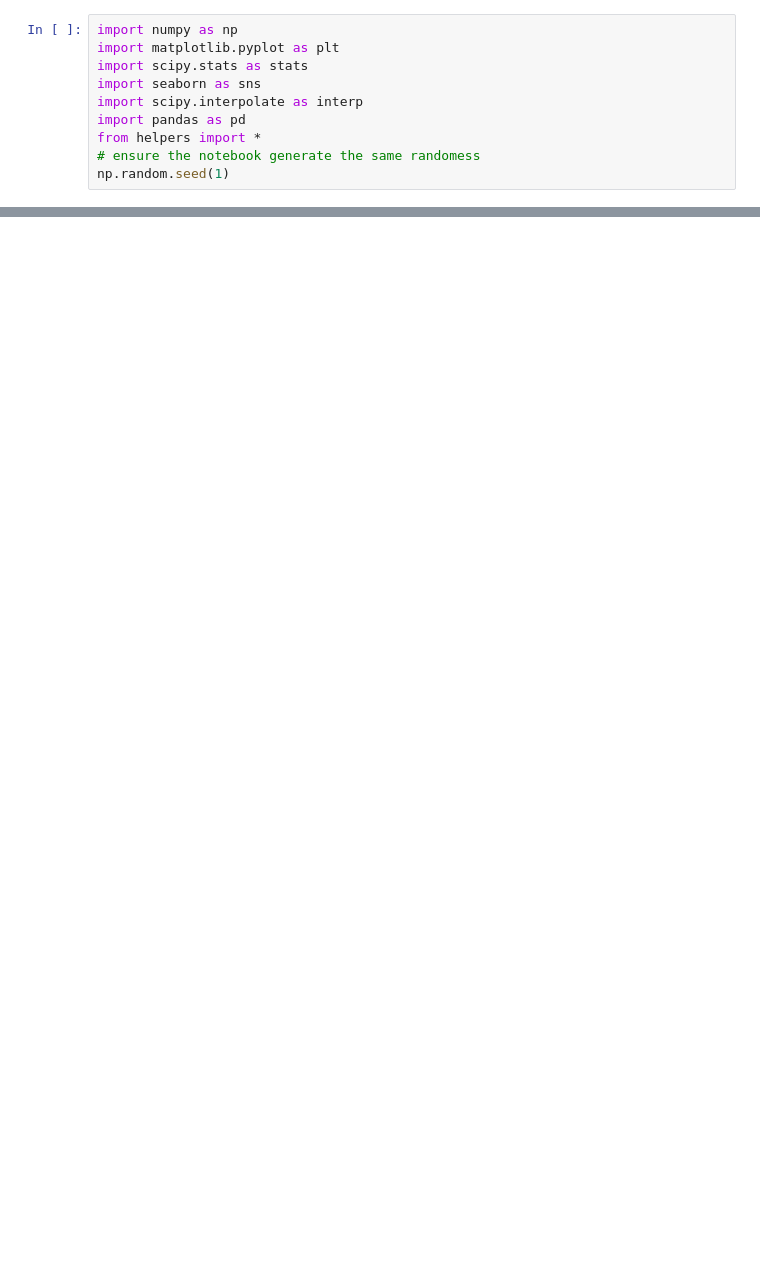
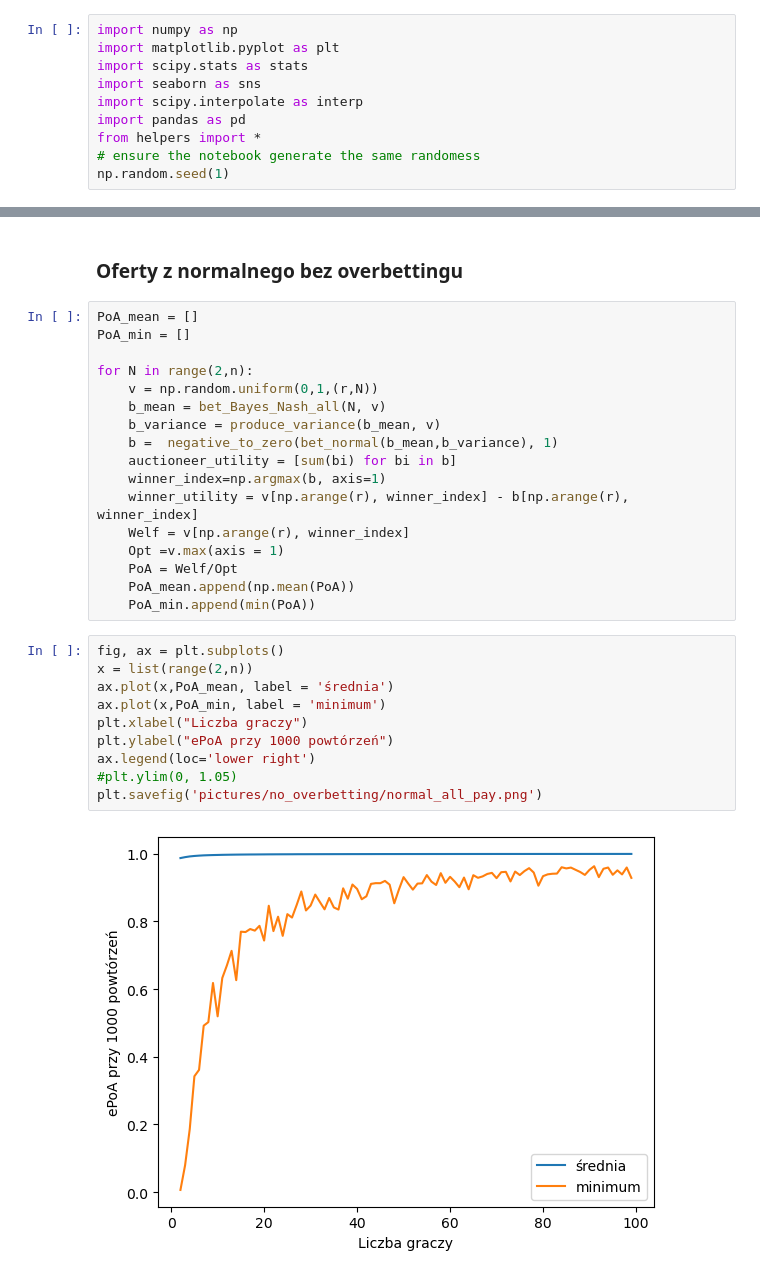
Before and after one commit to mlwnavis/PriceOfAnarchyAuctions, a Jupyter notebook: All-pay.ipynb, the cells around one changed output, grey strips where cells are left out. Drawn from its saved outputs; the diff is of its cells as text; blank space fills up the shorter version.

```diff
--- a/All-pay.ipynb
+++ b/All-pay.ipynb
@@ -69,0 +99,31 @@ plt.savefig('normal.png')
+# %% [markdown]
+### Oferty z normalnego bez overbettingu
+# %%
+PoA_mean = []
+PoA_min = []
+
+for N in range(2,n):
+    v = np.random.uniform(0,1,(r,N))
+    b_mean = bet_Bayes_Nash_all(N, v)
+    b_variance = produce_variance(b_mean, v)
+    b =  negative_to_zero(bet_normal(b_mean,b_variance), 1)
+    auctioneer_utility = [sum(bi) for bi in b]
+    winner_index=np.argmax(b, axis=1)
+    winner_utility = v[np.arange(r), winner_index] - b[np.arange(r), winner_index]
+    Welf = v[np.arange(r), winner_index]
+    Opt =v.max(axis = 1)
+    PoA = Welf/Opt
+    PoA_mean.append(np.mean(PoA))
+    PoA_min.append(min(PoA))
+# %%
+fig, ax = plt.subplots()
+x = list(range(2,n))
+ax.plot(x,PoA_mean, label = 'średnia')
+ax.plot(x,PoA_min, label = 'minimum')
+plt.xlabel("Liczba graczy")
+plt.ylabel("ePoA przy 1000 powtórzeń")
+ax.legend(loc='lower right')
+#plt.ylim(0, 1.05)
+plt.savefig('pictures/no_overbetting/normal_all_pay.png')
+# %% [output]
+[figure, added]
```
Also changed, not shown: parts of 10 cells of this notebook, 5 other files.
